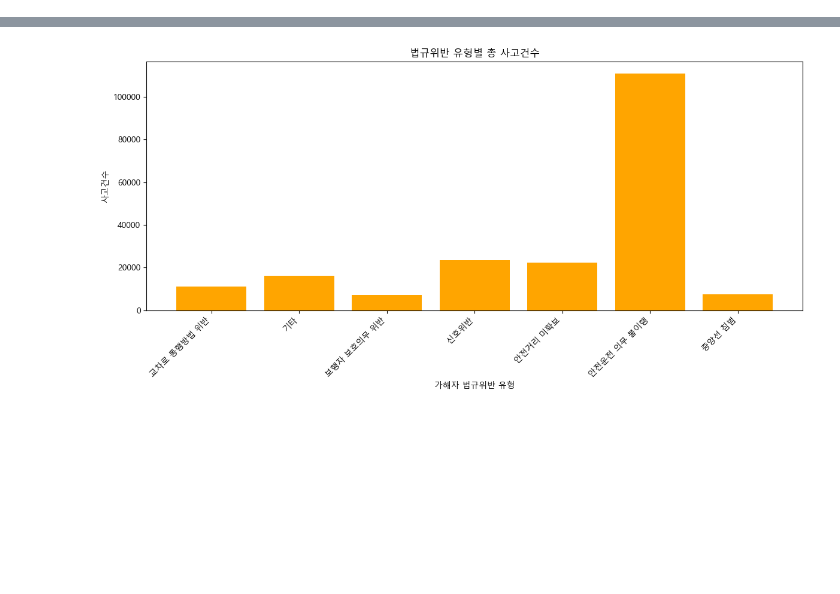
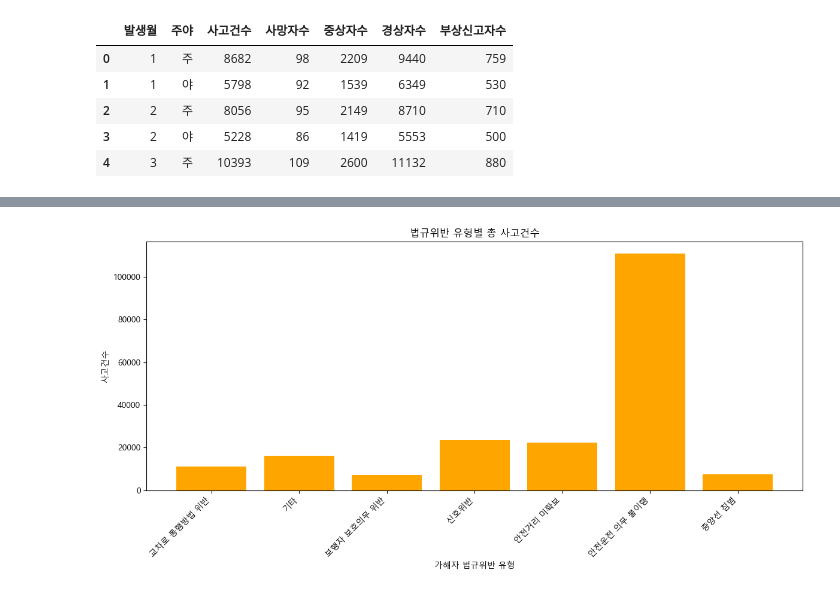
Before and after one commit to irisyshin/hipython_rep, a Jupyter notebook: mini_project_s1/data_analyse.ipynb, the cells around one changed output, grey strips where cells are left out. Saved outputs shown, nothing was run; the diff lists cells and outputs as text; code cells hidden in the pictures; blank space fills up the shorter version.

```diff
--- a/mini_project_s1/data_analyse.ipynb
+++ b/mini_project_s1/data_analyse.ipynb
@@ -0,0 +35,11 @@
+# %%
+# 데이터 불러오기
+df_acc = pd.read_csv("./dataset/한국도로교통공단_월별 주야별 교통사고 통계_20231231.csv", encoding='cp949')
+df_acc.head()
+# %% [output]
+|  | 발생월 | 주야 | 사고건수 | 사망자수 | 중상자수 | 경상자수 | 부상신고자수 |
+| 0 | 1 | 주 | 8682 | 98 | 2209 | 9440 | 759 |
+| 1 | 1 | 야 | 5798 | 92 | 1539 | 6349 | 530 |
+| 2 | 2 | 주 | 8056 | 95 | 2149 | 8710 | 710 |
+| 3 | 2 | 야 | 5228 | 86 | 1419 | 5553 | 500 |
+| 4 | 3 | 주 | 10393 | 109 | 2600 | 11132 | 880 |
```
Also changed, not shown: parts of 7 cells of this notebook.
